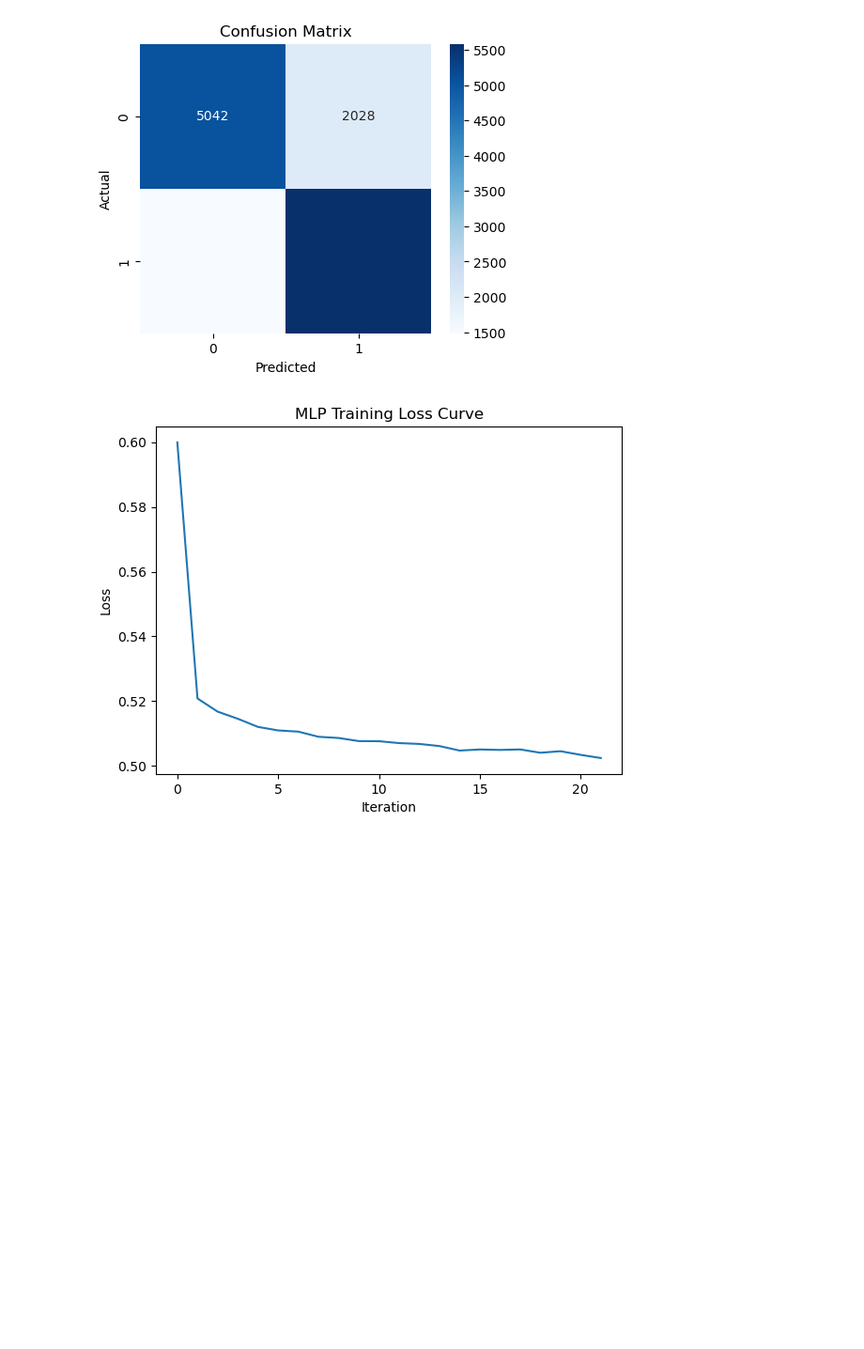
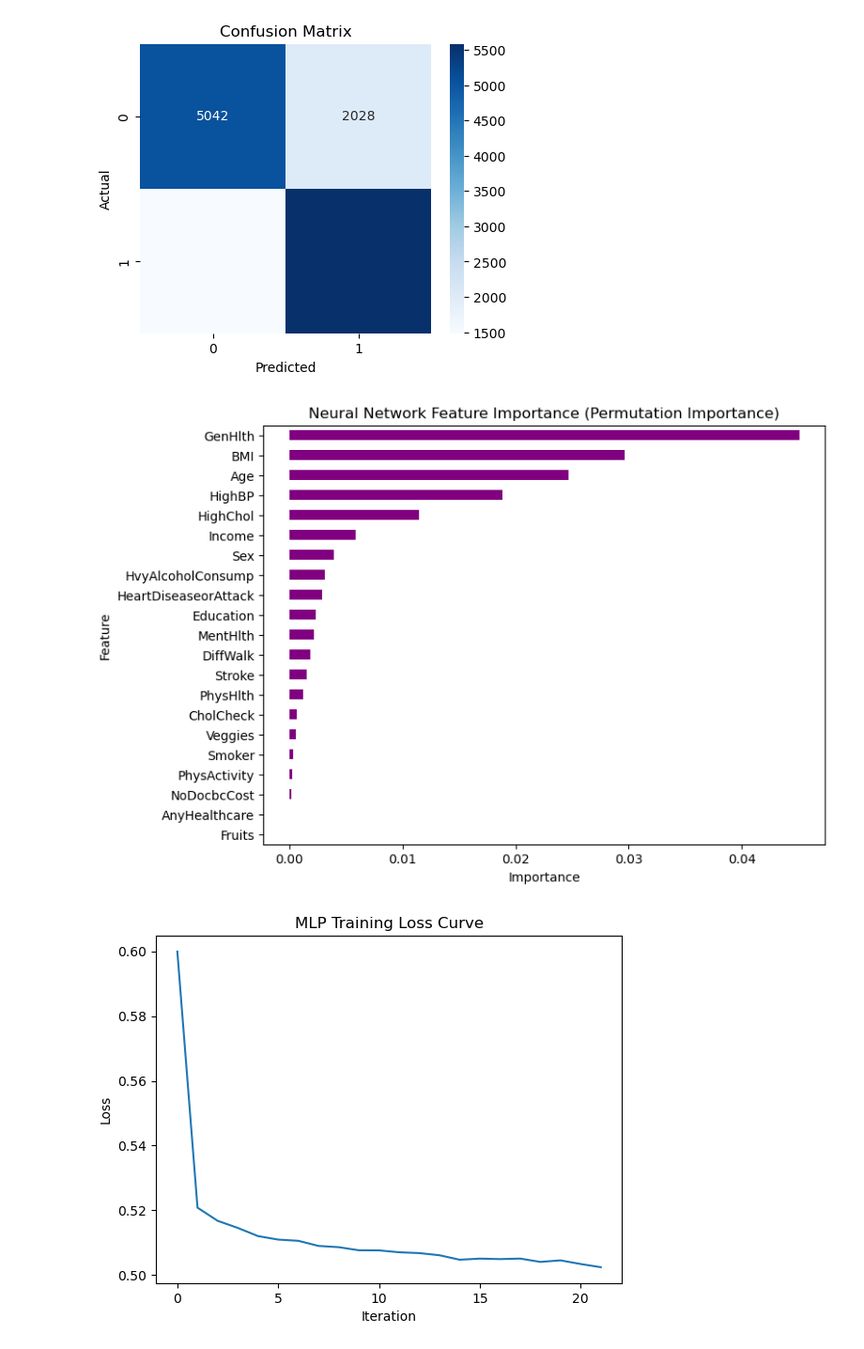
Before and after one commit to pponn/DS4400_Final_Project, a Jupyter notebook: NeuralNetwork.ipynb, the cells around one changed output. Shown at 94% size. Cells and saved outputs as stored; diff of their text form; code cells hidden in the pictures; blank space fills up the shorter version.

Commit message:
Added a graph for Neural Network

```diff
--- a/NeuralNetwork.ipynb
+++ b/NeuralNetwork.ipynb
@@ -93,6 +93,27 @@ Confusion Matrix:
  [[5042 2028]
  [1485 5584]]
 [figure]
+# %%
+from sklearn.inspection import permutation_importance
+
+result = permutation_importance(
+    mlp, X_test, y_test,
+    n_repeats=10,
+    random_state=42,
+    n_jobs=-1
+)
+
+coef = pd.Series(result.importances_mean, index=X.columns)
+coef_sorted = coef.sort_values()
+
+plt.figure(figsize=(8,6))
+coef_sorted.plot(kind='barh', color='purple')
+plt.title('Neural Network Feature Importance (Permutation Importance)')
+plt.xlabel('Importance')
+plt.ylabel('Feature')
+plt.show()
+# %% [output]
+[figure, added]
 # %%
 # Plot training loss curve
 plt.plot(mlp.loss_curve_)
```
Also changed, not shown: 2 other files.
